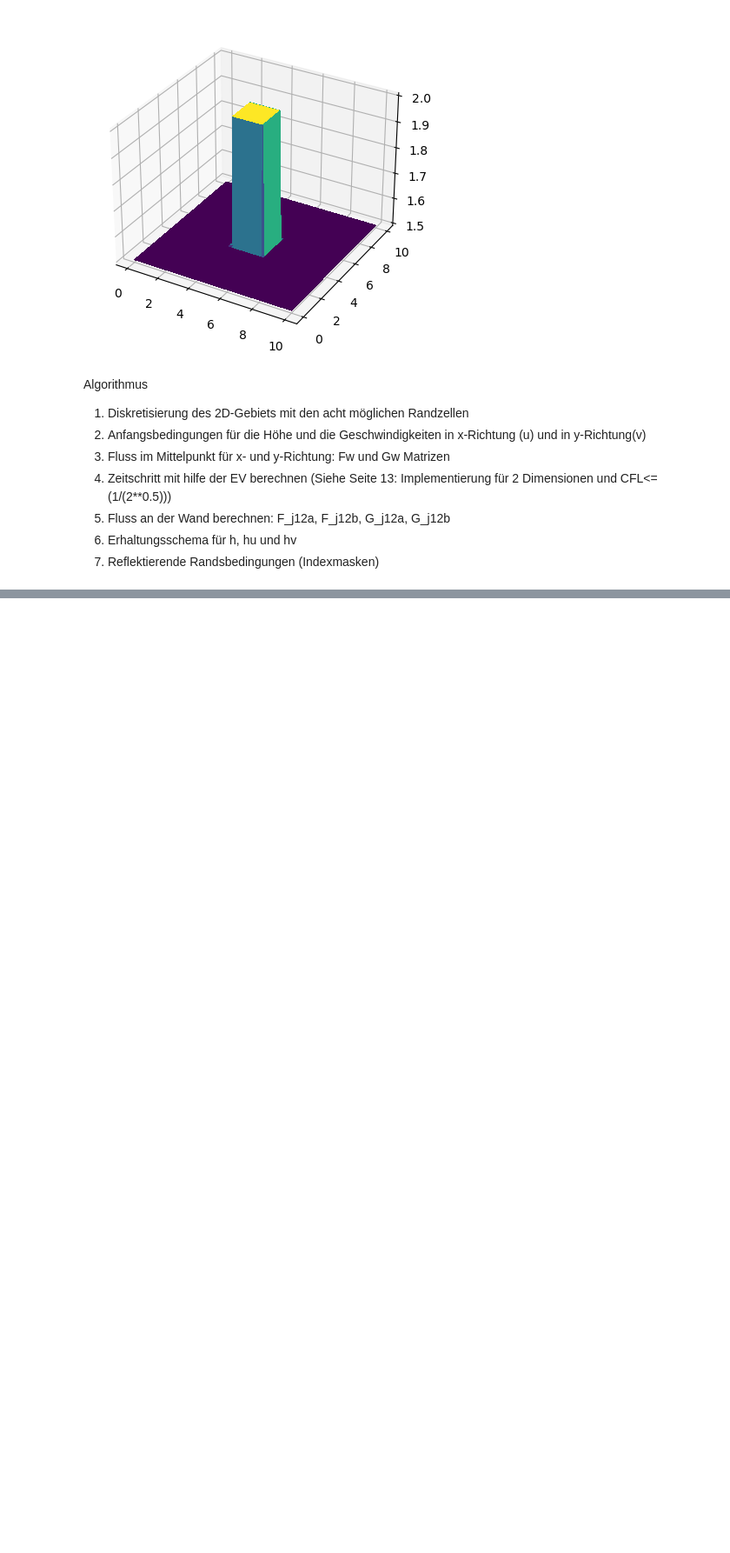
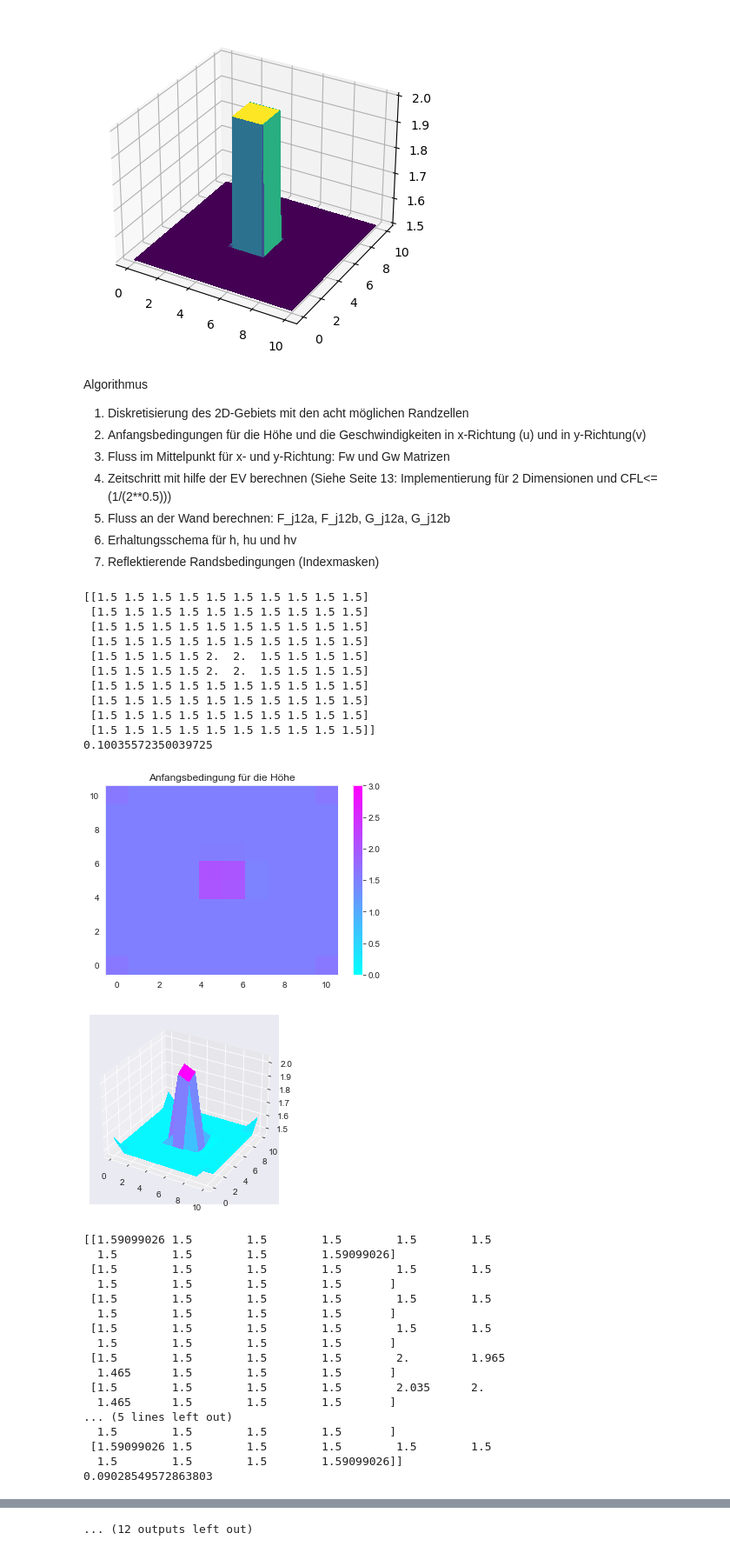
Before and after one commit to Javiermateor/Flachwassergleichung, a Jupyter notebook: HA3.ipynb, the cells around one changed output, grey strips where cells are left out. Shown at 87% size. Saved outputs shown, nothing was run; the diff lists cells and outputs as text; code cells hidden in the pictures; blank space fills up the shorter version.

```diff
--- a/HA3.ipynb
+++ b/HA3.ipynb
@@ -151,0 +397,33 @@ Algorithmus
+# %%
+h, hu, hv = maccormack(CFL=0.4, Nx = 10, hh= 2, ht= 1.5)
+# %% [output]
+[[1.5 1.5 1.5 1.5 1.5 1.5 1.5 1.5 1.5 1.5]
+ [1.5 1.5 1.5 1.5 1.5 1.5 1.5 1.5 1.5 1.5]
+ [1.5 1.5 1.5 1.5 1.5 1.5 1.5 1.5 1.5 1.5]
+ [1.5 1.5 1.5 1.5 1.5 1.5 1.5 1.5 1.5 1.5]
+ [1.5 1.5 1.5 1.5 2.  2.  1.5 1.5 1.5 1.5]
+ [1.5 1.5 1.5 1.5 2.  2.  1.5 1.5 1.5 1.5]
+ [1.5 1.5 1.5 1.5 1.5 1.5 1.5 1.5 1.5 1.5]
+ [1.5 1.5 1.5 1.5 1.5 1.5 1.5 1.5 1.5 1.5]
+ [1.5 1.5 1.5 1.5 1.5 1.5 1.5 1.5 1.5 1.5]
+ [1.5 1.5 1.5 1.5 1.5 1.5 1.5 1.5 1.5 1.5]]
+0.10035572350039725
+[figure, added]
+[figure, added]
+[[1.59099026 1.5        1.5        1.5        1.5        1.5
+  1.5        1.5        1.5        1.59099026]
+ [1.5        1.5        1.5        1.5        1.5        1.5
+  1.5        1.5        1.5        1.5       ]
+ [1.5        1.5        1.5        1.5        1.5        1.5
+  1.5        1.5        1.5        1.5       ]
+ [1.5        1.5        1.5        1.5        1.5        1.5
+  1.5        1.5        1.5        1.5       ]
+ [1.5        1.5        1.5        1.5        2.         1.965
+  1.465      1.5        1.5        1.5       ]
+ [1.5        1.5        1.5        1.5        2.035      2.
+  1.465      1.5        1.5        1.5       ]
+... (5 lines left out)
+  1.5        1.5        1.5        1.5       ]
+ [1.59099026 1.5        1.5        1.5        1.5        1.5
+  1.5        1.5        1.5        1.59099026]]
+0.09028549572863803
@@ -151,0 +470 @@ Algorithmus
+... (12 outputs left out)
```
Also changed, not shown: parts of 8 cells of this notebook.
